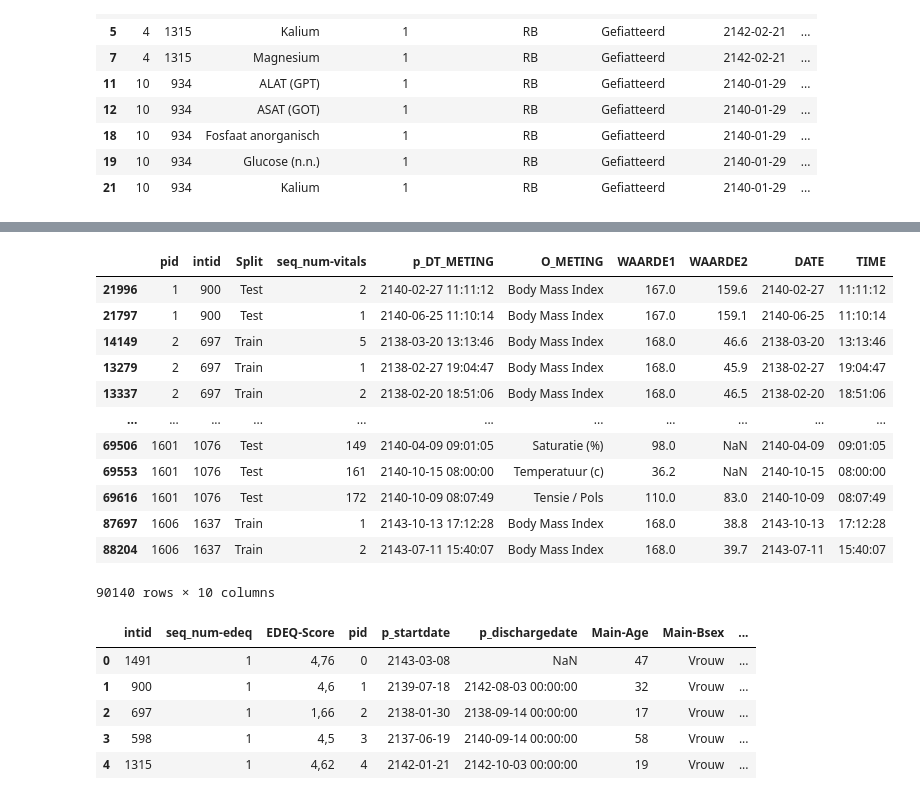
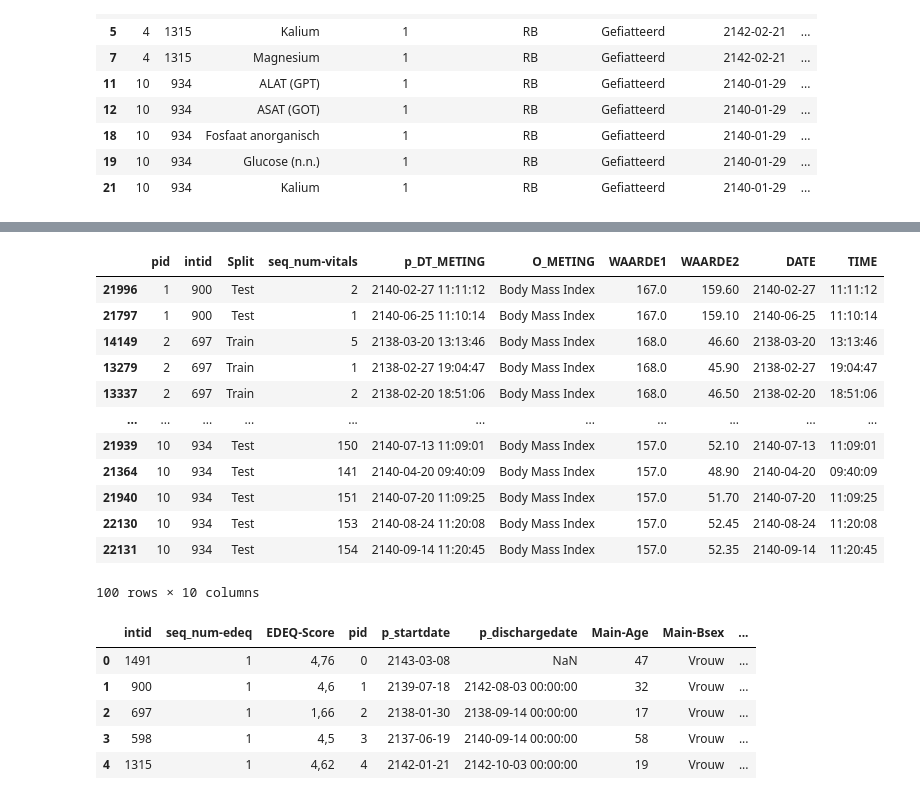
Before and after one commit to puckkwaspen/BEP_RFS, a Jupyter notebook: EDA.ipynb, the cells around one changed output, grey strips where cells are left out. Saved outputs shown, nothing was run; the diff lists cells and outputs as text; code cells hidden in the pictures.

```diff
--- a/EDA.ipynb
+++ b/EDA.ipynb
@@ -131,27 +138,27 @@ df_reordered.sort_values(by = 'PATIENT_ID')
 # %%
 # Step 1: convert to datetime
 df_vitals['p_DT_METING'] = pd.to_datetime(df_vitals['p_DT_METING'])
 
 # Step 2: Extract the date and time separately
 df_vitals['DATE'] = df_vitals['p_DT_METING'].dt.date
 df_vitals['TIME'] = df_vitals['p_DT_METING'].dt.time
 
 cols_to_keep = ['O_']
 
-df_vitals.sort_values(by="pid")
+df_vitals.sort_values(by="pid").head(100)
 # %% [output]
 |  | pid | intid | Split | seq_num-vitals | p_DT_METING | O_METING | WAARDE1 | WAARDE2 | DATE | TIME |
-| 21996 | 1 | 900 | Test | 2 | 2140-02-27 11:11:12 | Body Mass Index | 167.0 | 159.6 | 2140-02-27 | 11:11:12 |
-| 21797 | 1 | 900 | Test | 1 | 2140-06-25 11:10:14 | Body Mass Index | 167.0 | 159.1 | 2140-06-25 | 11:10:14 |
-| 14149 | 2 | 697 | Train | 5 | 2138-03-20 13:13:46 | Body Mass Index | 168.0 | 46.6 | 2138-03-20 | 13:13:46 |
-| 13279 | 2 | 697 | Train | 1 | 2138-02-27 19:04:47 | Body Mass Index | 168.0 | 45.9 | 2138-02-27 | 19:04:47 |
-| 13337 | 2 | 697 | Train | 2 | 2138-02-20 18:51:06 | Body Mass Index | 168.0 | 46.5 | 2138-02-20 | 18:51:06 |
+| 21996 | 1 | 900 | Test | 2 | 2140-02-27 11:11:12 | Body Mass Index | 167.0 | 159.60 | 2140-02-27 | 11:11:12 |
+| 21797 | 1 | 900 | Test | 1 | 2140-06-25 11:10:14 | Body Mass Index | 167.0 | 159.10 | 2140-06-25 | 11:10:14 |
+| 14149 | 2 | 697 | Train | 5 | 2138-03-20 13:13:46 | Body Mass Index | 168.0 | 46.60 | 2138-03-20 | 13:13:46 |
+| 13279 | 2 | 697 | Train | 1 | 2138-02-27 19:04:47 | Body Mass Index | 168.0 | 45.90 | 2138-02-27 | 19:04:47 |
+| 13337 | 2 | 697 | Train | 2 | 2138-02-20 18:51:06 | Body Mass Index | 168.0 | 46.50 | 2138-02-20 | 18:51:06 |
 | ... | ... | ... | ... | ... | ... | ... | ... | ... | ... | ... |
-| 69506 | 1601 | 1076 | Test | 149 | 2140-04-09 09:01:05 | Saturatie (%) | 98.0 | NaN | 2140-04-09 | 09:01:05 |
-| 69553 | 1601 | 1076 | Test | 161 | 2140-10-15 08:00:00 | Temperatuur (c) | 36.2 | NaN | 2140-10-15 | 08:00:00 |
-| 69616 | 1601 | 1076 | Test | 172 | 2140-10-09 08:07:49 | Tensie / Pols | 110.0 | 83.0 | 2140-10-09 | 08:07:49 |
-| 87697 | 1606 | 1637 | Train | 1 | 2143-10-13 17:12:28 | Body Mass Index | 168.0 | 38.8 | 2143-10-13 | 17:12:28 |
-| 88204 | 1606 | 1637 | Train | 2 | 2143-07-11 15:40:07 | Body Mass Index | 168.0 | 39.7 | 2143-07-11 | 15:40:07 |
+| 21939 | 10 | 934 | Test | 150 | 2140-07-13 11:09:01 | Body Mass Index | 157.0 | 52.10 | 2140-07-13 | 11:09:01 |
+| 21364 | 10 | 934 | Test | 141 | 2140-04-20 09:40:09 | Body Mass Index | 157.0 | 48.90 | 2140-04-20 | 09:40:09 |
+| 21940 | 10 | 934 | Test | 151 | 2140-07-20 11:09:25 | Body Mass Index | 157.0 | 51.70 | 2140-07-20 | 11:09:25 |
+| 22130 | 10 | 934 | Test | 153 | 2140-08-24 11:20:08 | Body Mass Index | 157.0 | 52.45 | 2140-08-24 | 11:20:08 |
+| 22131 | 10 | 934 | Test | 154 | 2140-09-14 11:20:45 | Body Mass Index | 157.0 | 52.35 | 2140-09-14 | 11:20:45 |
-90140 rows × 10 columns
+100 rows × 10 columns
 # %%
 # Step 1: convert to datetime
```
Also changed, not shown: parts of 5 cells of this notebook.
